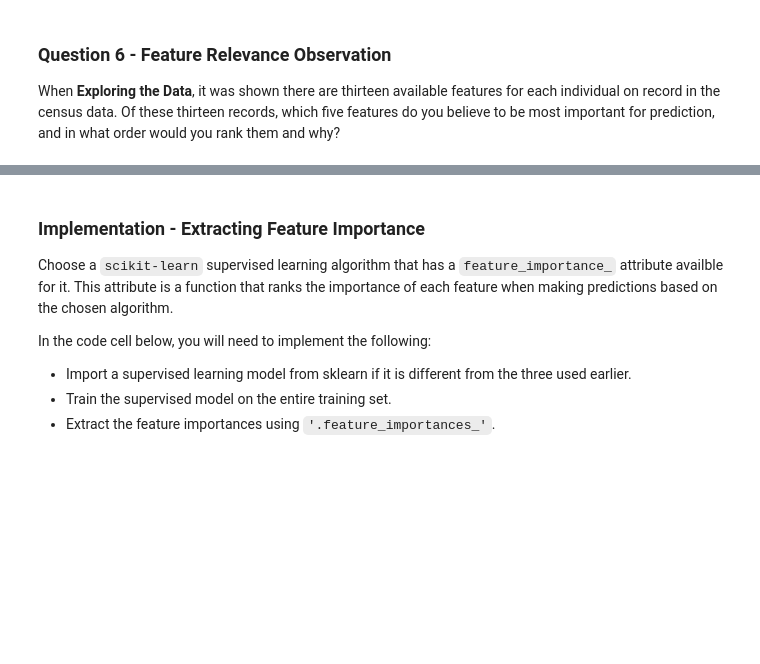
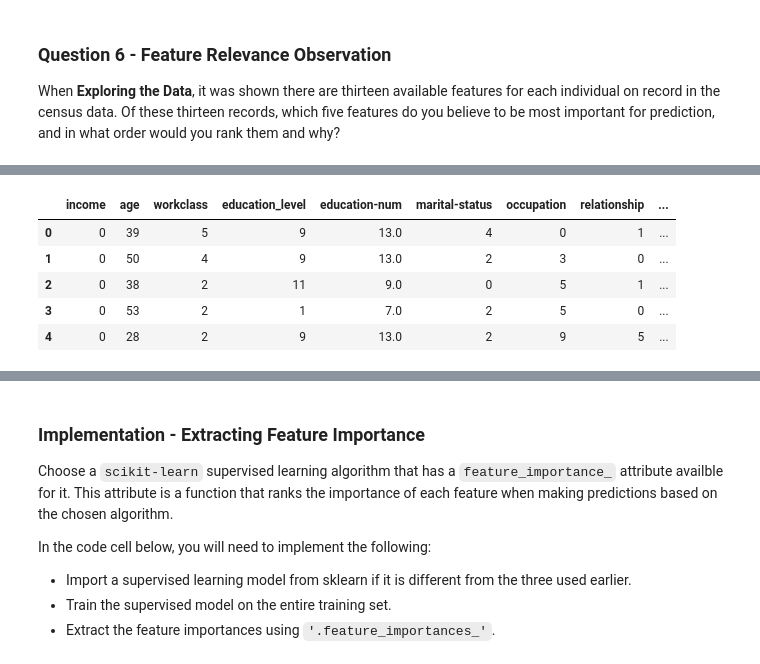
Before and after one commit to scpfoster/ML_Project1_SupervisedLearning, a Jupyter notebook: finding_donors.ipynb, the cells around one changed output, grey strips where cells are left out. Saved outputs shown, nothing was run; the diff lists cells and outputs as text; code cells hidden in the pictures; blank space fills up the shorter version.

```diff
--- a/finding_donors.ipynb
+++ b/finding_donors.ipynb
@@ -837,0 +895,21 @@ When **Exploring the Data**, it was shown there are thirteen available features
+# %%
+temp_data['workclass'] = temp_data['workclass'].astype('category').cat.codes
+temp_data['education_level'] = temp_data['education_level'].astype('category').cat.codes
+temp_data['marital-status'] = temp_data['marital-status'].astype('category').cat.codes
+temp_data['occupation'] = temp_data['occupation'].astype('category').cat.codes
+temp_data['relationship'] = temp_data['relationship'].astype('category').cat.codes
+temp_data['race'] = temp_data['race'].astype('category').cat.codes
+temp_data['sex'] = temp_data['sex'].astype('category').cat.codes
+temp_data['native-country'] = temp_data['native-country'].astype('category').cat.codes
+temp_data['income'] = temp_data['income'].astype('category').cat.codes
+temp_cols = temp_data.columns.tolist()
+temp_cols = temp_cols[-1:] + temp_cols[:-1]
+temp_data = temp_data[temp_cols]
+temp_data.head()
+# %% [output]
+|  | income | age | workclass | education_level | education-num | marital-status | occupation | relationship | ... |
+| 0 | 0 | 39 | 5 | 9 | 13.0 | 4 | 0 | 1 | ... |
+| 1 | 0 | 50 | 4 | 9 | 13.0 | 2 | 3 | 0 | ... |
+| 2 | 0 | 38 | 2 | 11 | 9.0 | 0 | 5 | 1 | ... |
+| 3 | 0 | 53 | 2 | 1 | 7.0 | 2 | 5 | 0 | ... |
+| 4 | 0 | 28 | 2 | 9 | 13.0 | 2 | 9 | 5 | ... |
```
Also changed, not shown: parts of 27 cells of this notebook, 2 other files.
